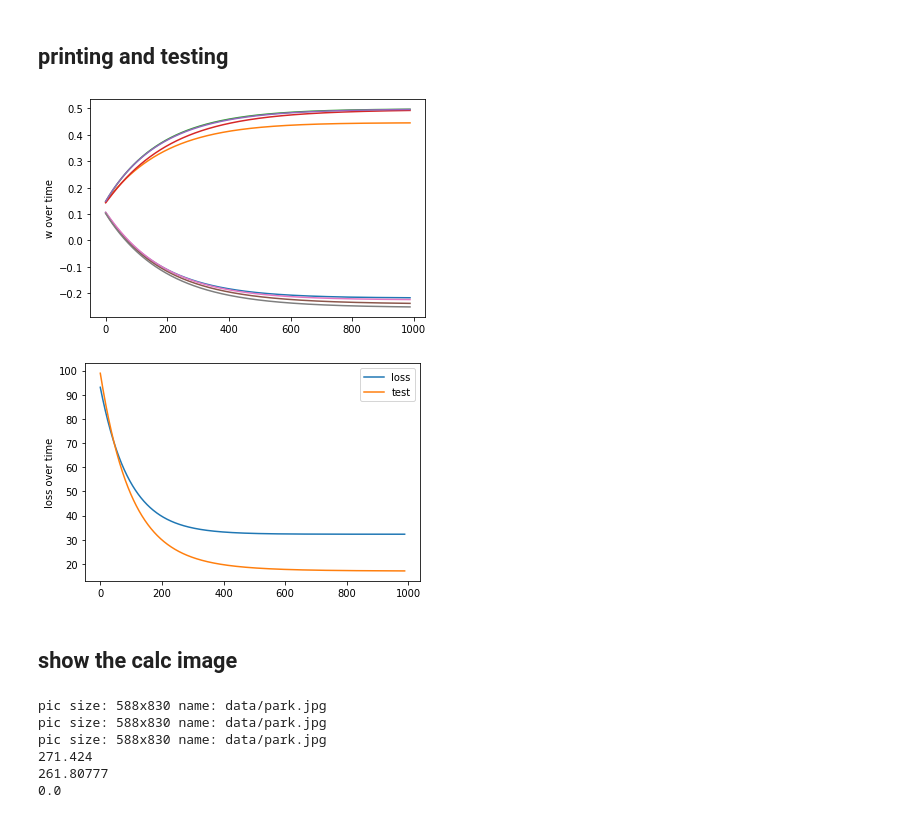
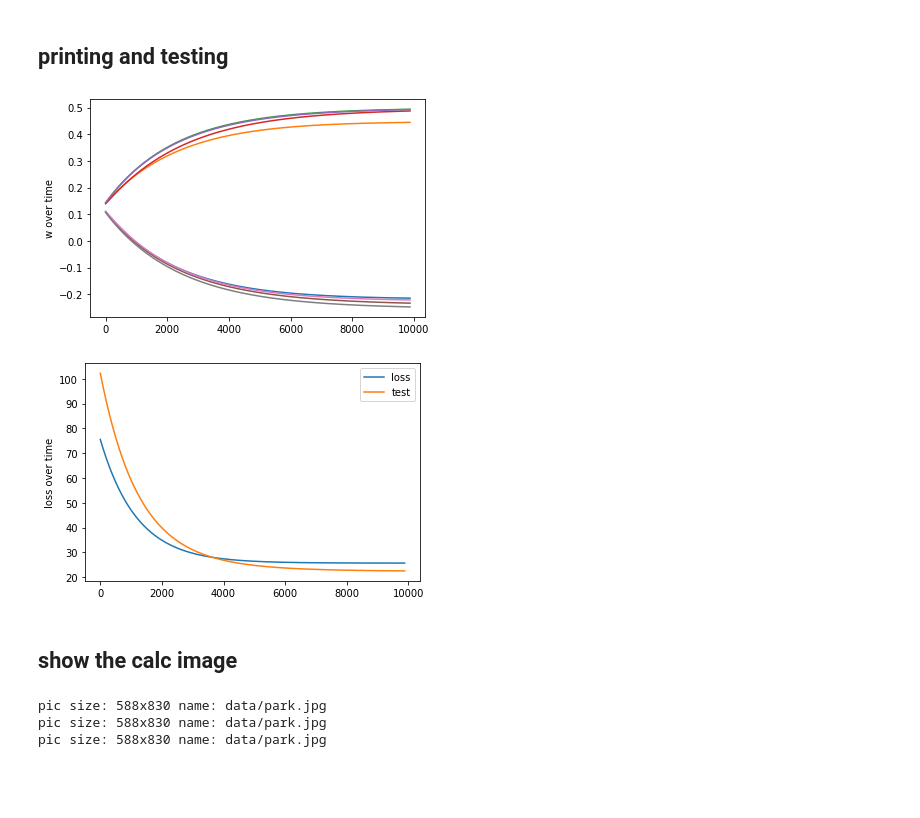
Before and after one commit to ishay320/Deep_Learning, a Jupyter notebook: linearRegressionMulti.ipynb, the cells around one changed output. Drawn from its saved outputs; the diff is of its cells as text; code cells hidden in the pictures; blank space fills up the shorter version.

```diff
--- a/linearRegressionMulti.ipynb
+++ b/linearRegressionMulti.ipynb
@@ -62,10 +62,11 @@ def load_pic_data(pics_array,color:int,jumps:int=100,show:bool=False):
 ## get data
 # %%
 data_x , data_y = load_pic_data(
-    ["data/cat_test.jpg","data/balloon.jpg","data/cat.jpg","data/city.jpg","data/city_night.jpg","data/city_color.jpg",
-    "data/flower.jpg","data/moon.jpg","data/telescope.jpg"],
+    ["data/cat_test.jpg", "data/balloon.jpg","data/cat.jpg","data/city.jpg",
+    "data/city_night.jpg","data/city_color.jpg","data/sky.jpg",
+    "data/flower.jpg","data/telescope.jpg","data/moon.jpg"],
     color=0,jumps=100)
-data_t_x , data_t_y = load_pic_data(["data/park.jpg"],color=1,jumps=100)
+data_t_x , data_t_y = load_pic_data(["data/park.jpg","data/cloud.jpg"],color=1,jumps=100)
 # %% [output]
 pic size: 681x1024 name: data/cat_test.jpg
 pic size: 480x720 name: data/balloon.jpg
@@ -121,26 +123,18 @@ i = 9500, loss = 32.3121337890625
 ## printing and testing
 # %%
 d = np.array(np.array(w_arr).transpose()[0]).transpose()
-plt.plot(d)
+plt.plot(list(i*show for i in range(len(d))),d)
 plt.ylabel('w over time')
 plt.show()
 
-plt.plot(loss_in_time,label ="loss")
-plt.plot(test_over_time , label ="test")
+plt.plot(list(i*show for i in range(len(loss_in_time))),loss_in_time,label ="loss")
+plt.plot(list(i*show for i in range(len(test_over_time))),test_over_time , label ="test")
 plt.legend()
 plt.ylabel('loss over time')
 plt.show()
-
-# data_x , data_y = get_XY_from_image("cat.jpg",0)
-
-# print(f"loss test: {sess.run(loss,feed_dict={x:data_x,y:data_y})}")
-
-# print(f"w = {sess.run(w)}")
-# print(f"b = {sess.run(b)} ")
-# print(f"predict = {np.matmul([5,15,10],sess.run(w))+sess.run(b)}")
 # %% [output]
-[figure, old version]
+[figure, new version]
-[figure, old version]
+[figure, new version]
 # %% [markdown]
 ## show the calc image
 # %%
@@ -168,13 +162,7 @@ data_RGB = np.concatenate((arr.astype('uint8'),arr_calc.astype('uint8')), axis=1
 
 img = Image.fromarray(data_RGB,mode="RGB")
 img.show(title="calculated")
-print(np.max(np.matmul(red,sess.run(w))+sess.run(b)))
-print(np.max(np.matmul(green,sess.run(w))+sess.run(b)))
-print(np.min(sess.run(tf.nn.relu(np.matmul(blue,sess.run(w))+sess.run(b)))))
 # %% [output]
 pic size: 588x830 name: data/park.jpg
 pic size: 588x830 name: data/park.jpg
 pic size: 588x830 name: data/park.jpg
-271.424
-261.80777
-0.0
```
Also changed, not shown: parts of 2 cells of this notebook, 1 other file.
